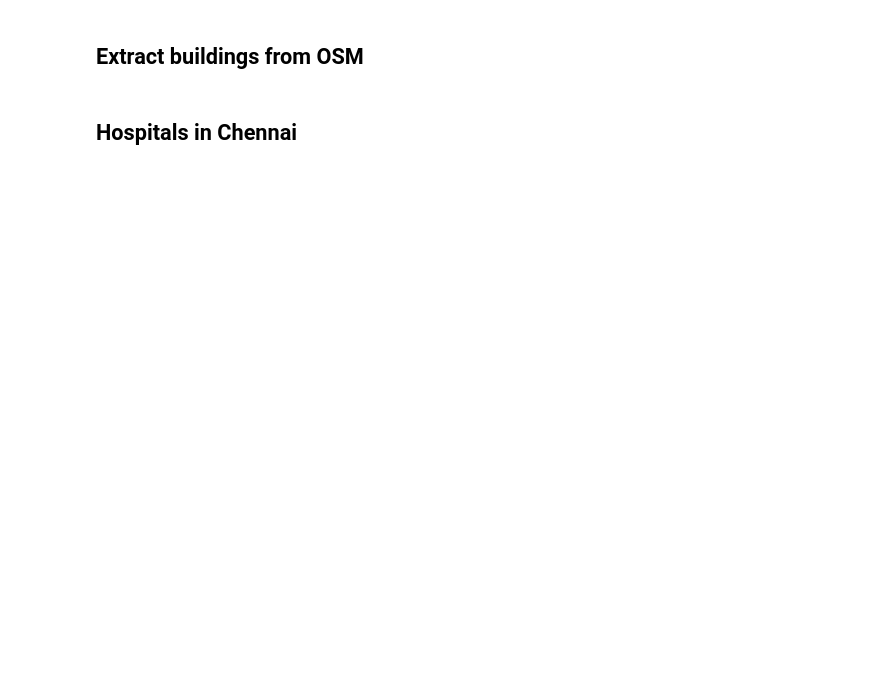
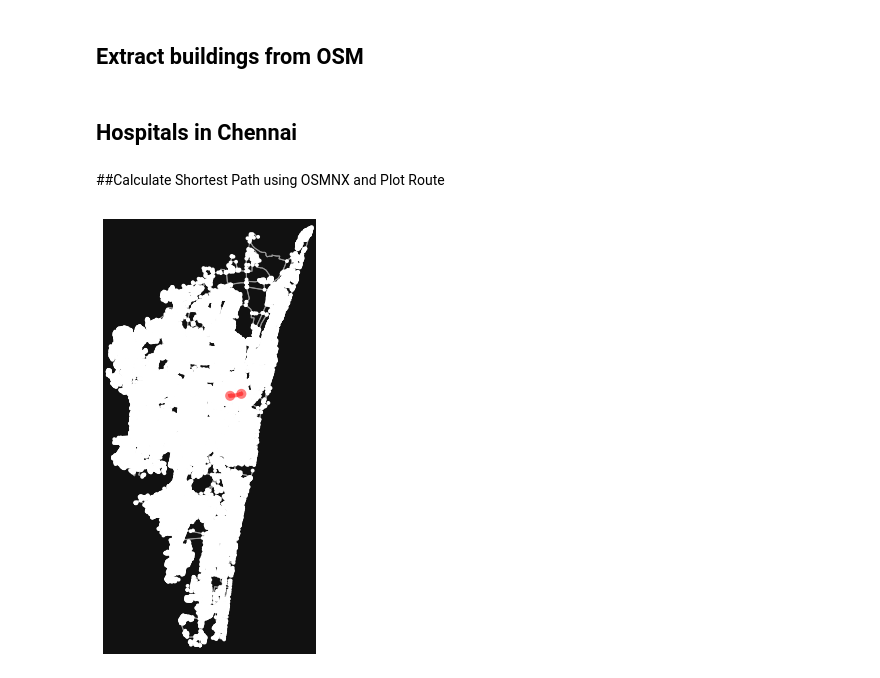
Before and after one commit to gisbymonica/30DayMapChallenge, a Jupyter notebook: OSM_Extraction.ipynb, the cells around one changed output. Drawn from its saved outputs; the diff is of its cells as text; code cells hidden in the pictures; blank space fills up the shorter version.

```diff
--- a/OSM_Extraction.ipynb
+++ b/OSM_Extraction.ipynb
@@ -25,7 +40,7 @@ network_type can be 'drive' or 'walk' or 'bike'
 save_graph_geopackage can also be used to save the network graph as geopackage instead of shapefile as mentioned in the following code
 # %%
 place = "Chennai, India"
-graph = ox.graph.graph_from_place(place, network_type='drive')
-ox.io.save_graph_shapefile(graph)
+graph = osmnx.graph.graph_from_place(place, network_type='drive')
+osmnx.io.save_graph_shapefile(graph)
 # %%
 len(graph)
@@ -106,5 +138,10 @@ for location in locs:
     folium.CircleMarker(location=location, popup=folium.Popup(location) , color = "#F4F6F6",   radius=2).add_to(m)
 m.save("hospitals.html")
 m
-# %% [markdown]
-##
+# %% [markdown]
+##Calculate Shortest Path using OSMNX and Plot Route
+# %%
+dist_array = osmnx.distance.shortest_path(graph, 30037235, 30037241 )
+route = osmnx.plot.plot_graph_route(graph, dist_array, route_color='r')
+# %% [output]
+[figure, added]
```
Also changed, not shown: parts of 11 cells of this notebook.
